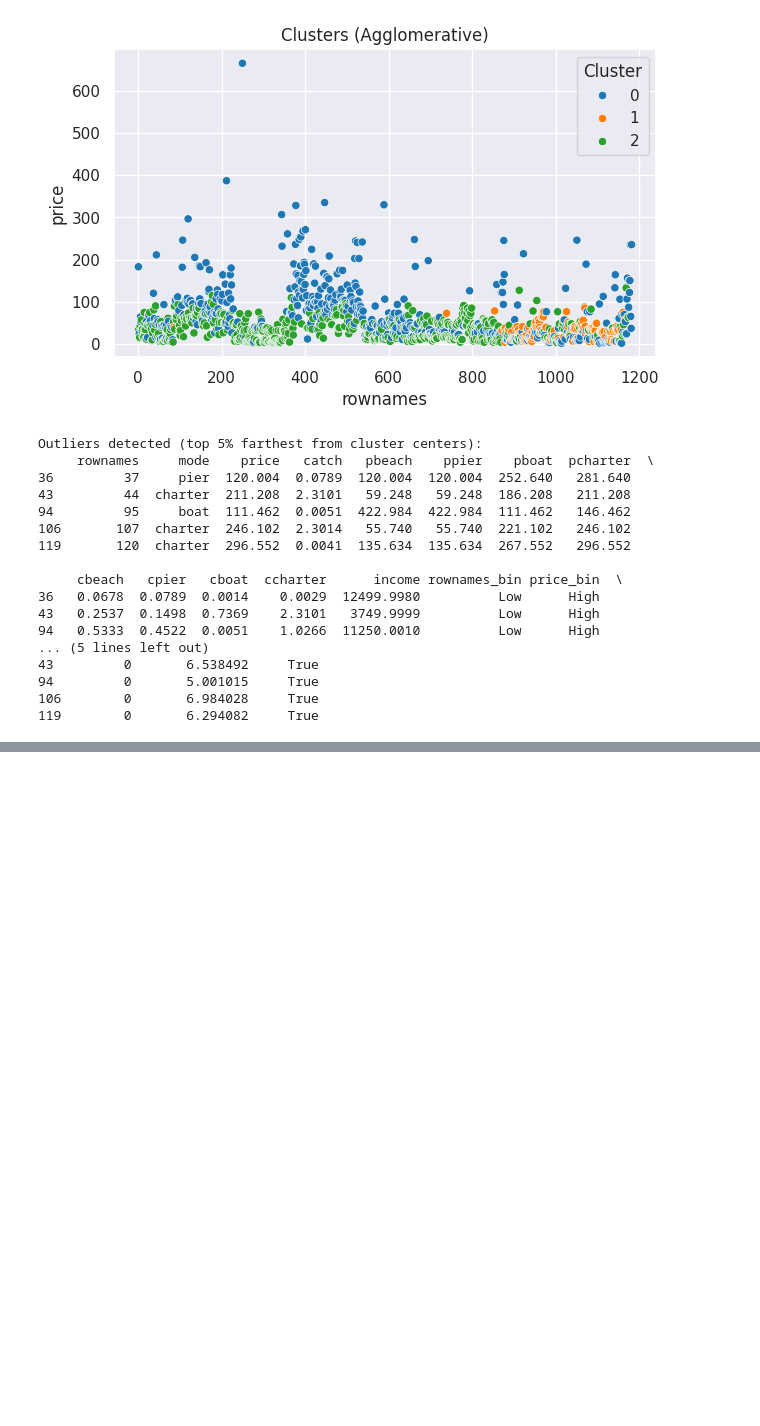
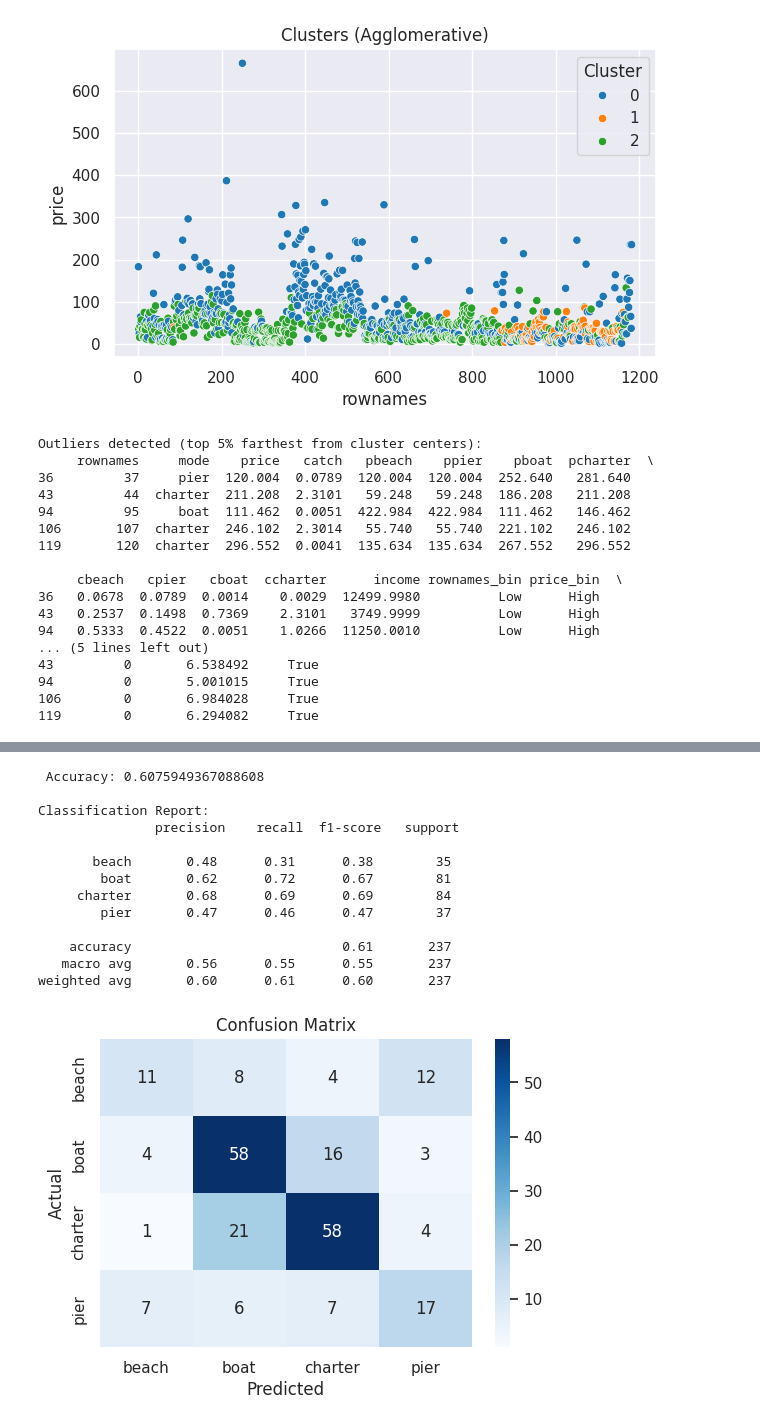
Before and after one commit to SrijanAthghara/EDA_Project_C2, a Jupyter notebook: 22BDS0095.ipynb, the cells around one changed output, grey strips where cells are left out. Cells and saved outputs as stored; diff of their text form; code cells hidden in the pictures; blank space fills up the shorter version.

```diff
--- a/22BDS0095.ipynb
+++ b/22BDS0095.ipynb
@@ -471,0 +539,38 @@ Outliers detected (top 5% farthest from cluster centers):
+# %%
+# 16. MODEL BUILDING (Classification)
+
+X_train, X_test, y_train, y_test = train_test_split(X_pca, y, test_size=0.20, random_state=42)
+
+model = RandomForestClassifier(n_estimators=120, random_state=42)
+model.fit(X_train, y_train)
+
+# Predict
+y_pred = model.predict(X_test)
+# %%
+#  MODEL EVALUATION
+print("\n Accuracy:", accuracy_score(y_test, y_pred))
+print("\nClassification Report:\n", classification_report(y_test, y_pred, target_names=le.classes_))
+
+# Confusion Matrix
+cm = confusion_matrix(y_test, y_pred)
+plt.figure(figsize=(6,4))
+sns.heatmap(cm, annot=True, cmap="Blues", fmt="d", xticklabels=le.classes_, yticklabels=le.classes_)
+plt.title("Confusion Matrix")
+plt.xlabel("Predicted")
+plt.ylabel("Actual")
+plt.show()
+# %% [output]
+ Accuracy: 0.6075949367088608
+
+Classification Report:
+               precision    recall  f1-score   support
+
+       beach       0.48      0.31      0.38        35
+        boat       0.62      0.72      0.67        81
+     charter       0.68      0.69      0.69        84
+        pier       0.47      0.46      0.47        37
+
+    accuracy                           0.61       237
+   macro avg       0.56      0.55      0.55       237
+weighted avg       0.60      0.61      0.60       237
+[figure, added]
```
Also changed, not shown: parts of 4 cells of this notebook.
